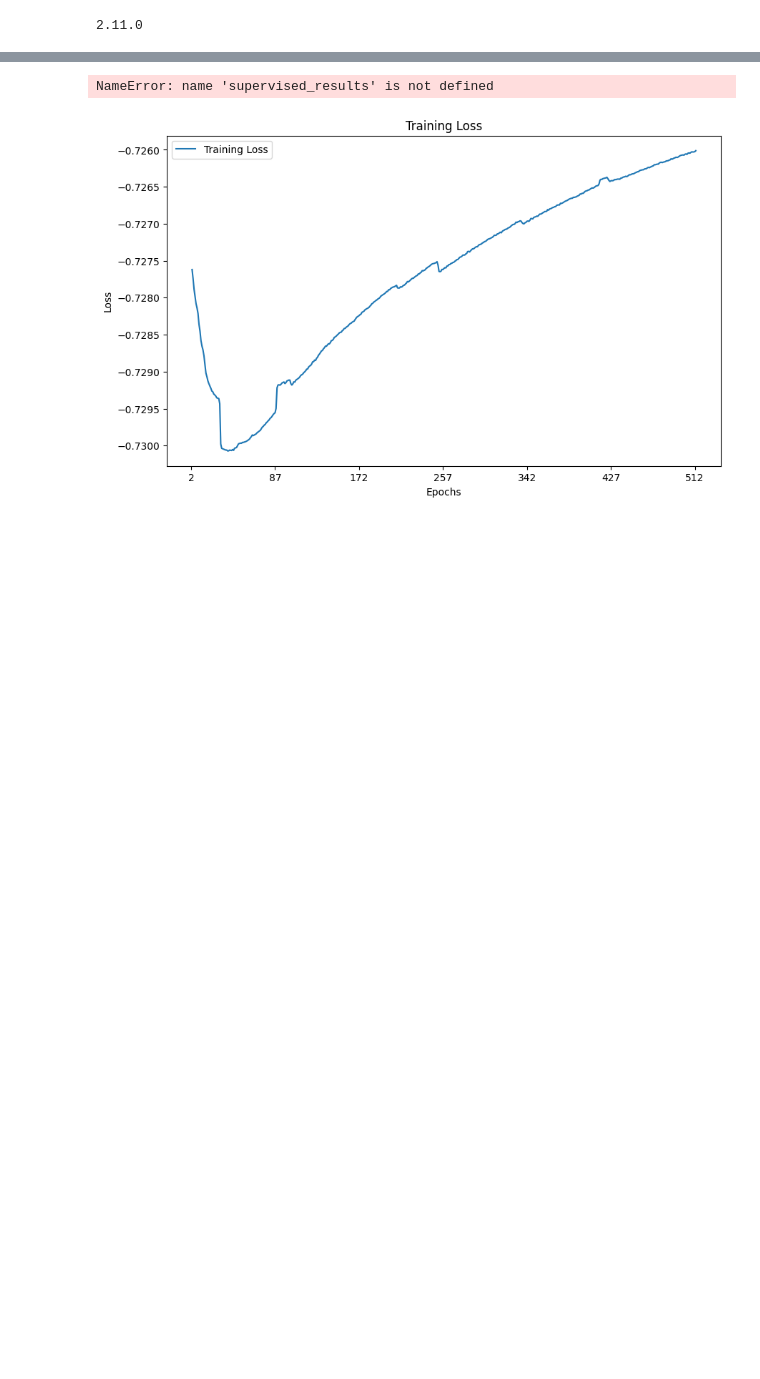
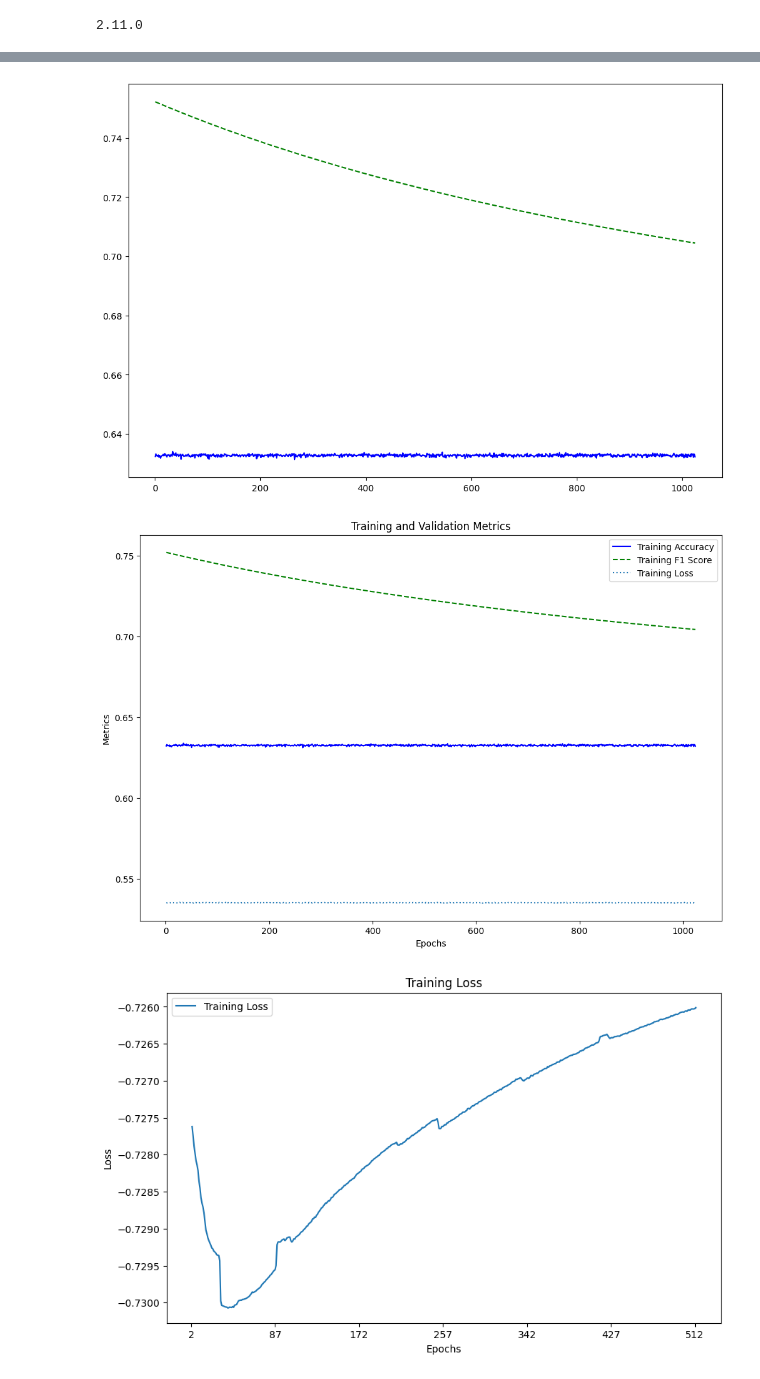
Before and after one commit to Zerva5/Classifying-Bug-Inducing-Commits, a Jupyter notebook: notebook/SingleTest.ipynb, the cells around one changed output, grey strips where cells are left out. Saved outputs shown, nothing was run; the diff lists cells and outputs as text; code cells hidden in the pictures; blank space fills up the shorter version.

```diff
--- a/notebook/SingleTest.ipynb
+++ b/notebook/SingleTest.ipynb
@@ -60,7 +57,7 @@ SIAM_BATCHES_PER_UPDATE = 2
 SUPERVISED_BATCH_SIZE = 128
 
 UNSUPERVISED_EPOCHS = 512
-SUPERVISED_EPOCHS = 10
+SUPERVISED_EPOCHS = 1024
 
 NUM_INITIAL_SEARCHES = None  #Set to None to skip the search!
 NUM_EPOCHS_PER_SEARCH = 2
@@ -116,4 +113,4 @@ Running single fit() epoch to intialize model weights
 Resetting States
 Updating Weights
 # %%
-unsupervised_data = model.fit_siam_generator(dataset, epochs=UNSUPERVISED_EPOCHS, verbose=1, num_runs=NUM_INITIAL_SEARCHES, run_epochs=NUM_EPOCHS_PER_SEARCH)
+#unsupervised_data = model.fit_siam_generator(dataset, epochs=UNSUPERVISED_EPOCHS, verbose=1, num_runs=NUM_INITIAL_SEARCHES, run_epochs=NUM_EPOCHS_PER_SEARCH)
@@ -145,6 +119,12 @@ Loading file ../data/commit_lookups/labelled/02_priority_commit_lookups.pickle
 # %%
 #X_train, X_test, y_train, y_test = get_labelled(BAG_SIZE=BAG_SIZE, CONTEXT_SIZE=CONTEXT_SIZE)
 X_train, X_test, y_train, y_test = get_rendered_examples(balance=True) #You can also set balance=True (!)
+
+X_train_1 = [X_train[i] for i in range(len(X_train)) if y_train[i] == 1]
+y_train_1 = [y_train[i] for i in range(len(X_train)) if y_train[i] == 1]
+X_train_0 = [X_train[i] for i in range(len(X_train)) if y_train[i] == 0]
+y_train_0 = [y_train[i] for i in range(len(X_train)) if y_train[i] == 0]
+
 X_test_1 = [X_test[i] for i in range(len(X_test)) if y_test[i] == 1]
 y_test_1 = [y_test[i] for i in range(len(X_test)) if y_test[i] == 1]
 X_test_0 = [X_test[i] for i in range(len(X_test)) if y_test[i] == 0]
@@ -163,5 +160,5 @@ Test set split 0.5
 #For memory optimization
 #_unload()
 # %%
-supervised_results = model.fit_binary_classification(X_train, np.array(y_train), epochs=SUPERVISED_EPOCHS, batch_size=SUPERVISED_BATCH_SIZE, verbose=1, validation_data=[(X_test, np.array(y_test), "test data"), (X_test_1, np.array(y_test_1), "test data (1)"), (X_test_0, np.array(y_test_0), "test data (0)")])
+supervised_results = model.fit_binary_classification(X_train, np.array(y_train), epochs=SUPERVISED_EPOCHS, batch_size=SUPERVISED_BATCH_SIZE, verbose=1, validation_data=[("test data",X_test, np.array(y_test)), ("Positive Test", X_test_1, np.array(y_test_1)), ("Negative Test", X_test_0, np.array(y_test_0)), ("Positive Train", X_train_1, np.array(y_train_1)), ("Negative Train", X_train_0, np.array(y_train_0))], save_checkpoints=True)
 # %% [output]
@@ -203,34 +230,36 @@ AttributeError: 'History' object has no attribute 'logs'
 # %%
 history = supervised_results.history
 epochs = range(1, len(history['accuracy']) + 1)
 # Create a figure and axis
 plt.figure(figsize=(12, 8))
 ax = plt.gca()
 
 # Plot training metrics
 ax.plot(epochs, history['accuracy'], label='Training Accuracy', linestyle='-', color='b')
 ax.plot(epochs, history['f1_score'], label='Training F1 Score', linestyle='--', color='g')
 # ax.plot(epochs, history['precision'], label='Training Precision', linestyle='-.', color='r')
 # ax.plot(epochs, history['recall'], label='Training Recall', linestyle=':', color='c')
 
 # Plot validation metrics
-ax.plot(epochs, history['val_accuracy'], label='Validation Accuracy', linestyle='-', color='b', alpha=0.5)
-ax.plot(epochs, history['val_f1_score'], label='Validation F1 Score', linestyle='--', color='g', alpha=0.5)
+
+#ax.plot(epochs, history['val_accuracy'], label='Validation Accuracy', linestyle='-', color='b', alpha=0.5)
+#ax.plot(epochs, history['val_f1_score'], label='Validation F1 Score', linestyle='--', color='g', alpha=0.5)
 # ax.plot(epochs, history['val_precision'], label='Validation Precision', linestyle='-.', color='r', alpha=0.5)
 # ax.plot(epochs, history['val_recall'], label='Validation Recall', linestyle=':', color='c', alpha=0.5)
 
 ax.plot(epochs, history['loss'], label='Training Loss', linestyle=':')
 
 # Set labels and title
 plt.xlabel('Epochs')
 plt.ylabel('Metrics')
 plt.title('Training and Validation Metrics')
 
 # Show legend and plot
 plt.legend(loc='best')
 plt.show()
 # %% [output]
-NameError: name 'supervised_results' is not defined
+[figure, added]
+[figure, added]
 # %%
 #history = unsupervised_data.history
 history = cached_history
```
Also changed, not shown: parts of 11 cells of this notebook, 6 other files.
